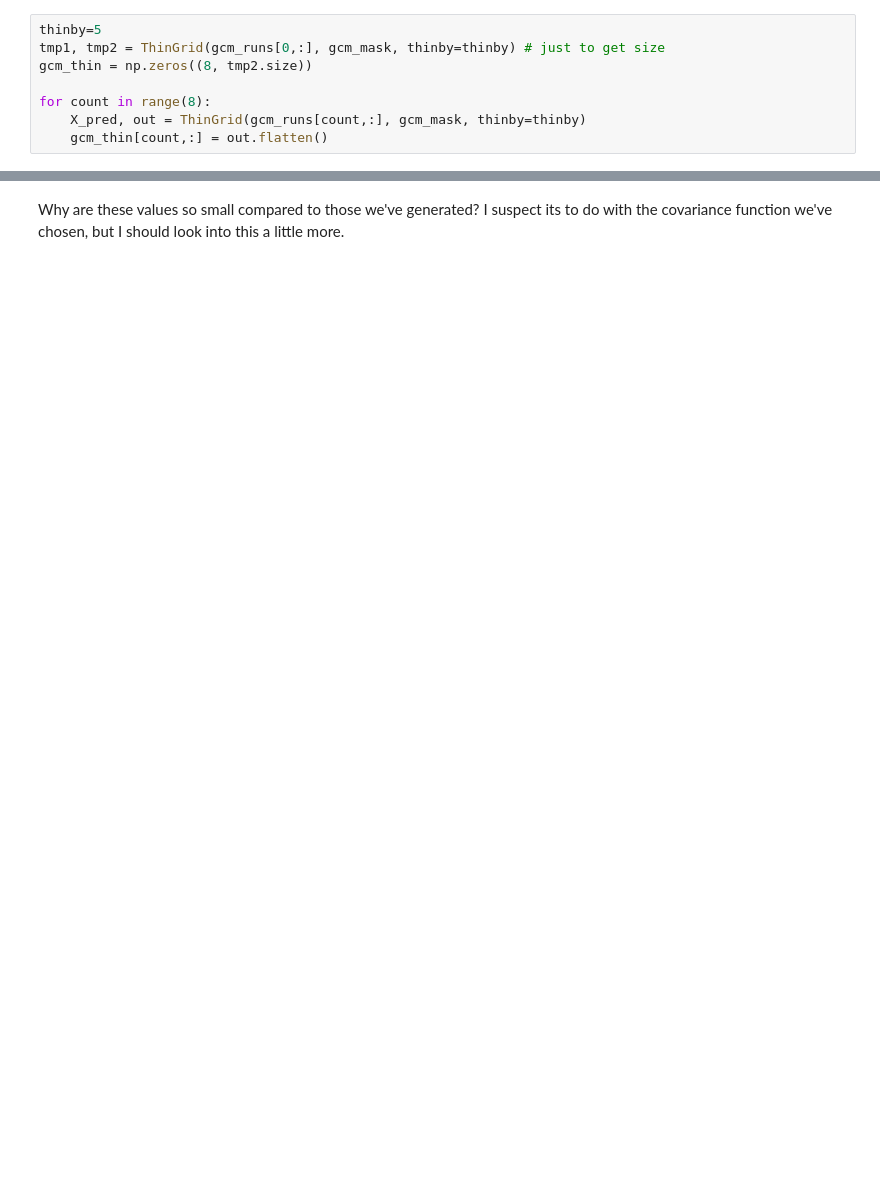
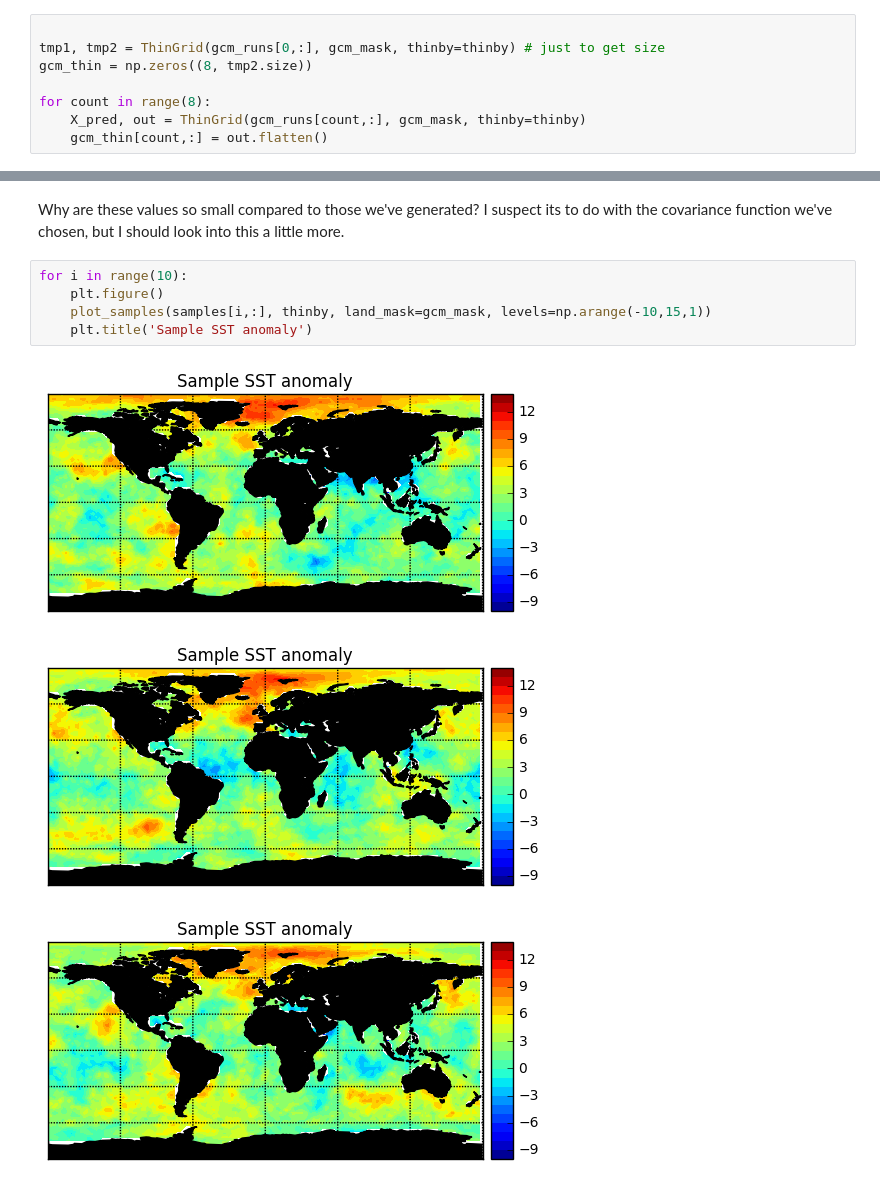
Before and after one commit to rich-d-wilkinson/ModelDataComparisonPython, a Jupyter notebook: Demonstration.ipynb, the cells around one changed output, grey strips where cells are left out. Cells and saved outputs as stored; diff of their text form; blank space fills up the shorter version.

```diff
--- a/Demonstration.ipynb
+++ b/Demonstration.ipynb
@@ -507,7 +400,7 @@ for file_name in gcm_SSTs:
 # %% [markdown]
 Now let's thin them all.
 # %%
-thinby=5
+
 tmp1, tmp2 = ThinGrid(gcm_runs[0,:], gcm_mask, thinby=thinby) # just to get size
 gcm_thin = np.zeros((8, tmp2.size))
 
@@ -611,2 +493,11 @@ array([-1549.29818206, -1577.77391851, -1592.52781051, -1579.95804706,
 # %% [markdown]
 Why are these values so small compared to those we've generated? I suspect its to do with the covariance function we've chosen, but I should look into this a little more.
+# %%
+for i in range(10):
+    plt.figure()
+    plot_samples(samples[i,:], thinby, land_mask=gcm_mask, levels=np.arange(-10,15,1))
+    plt.title('Sample SST anomaly')
+# %% [output]
+[figure, added]
+[figure, added]
+[figure, added]
```
Also changed, not shown: parts of 26 cells of this notebook, 2 other files.
